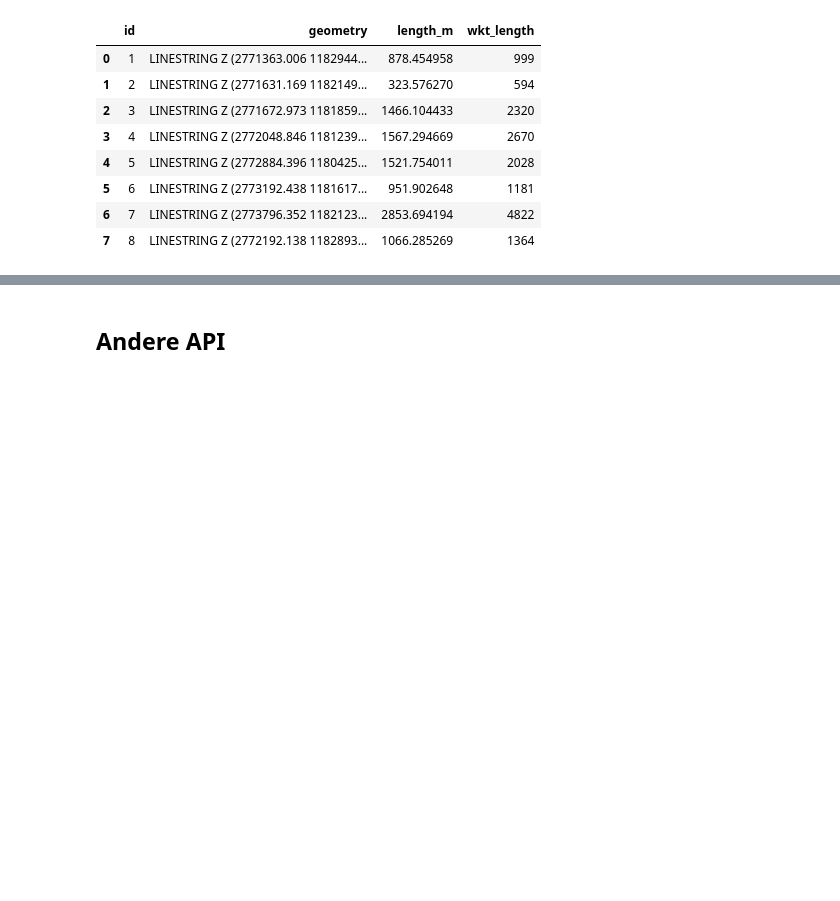
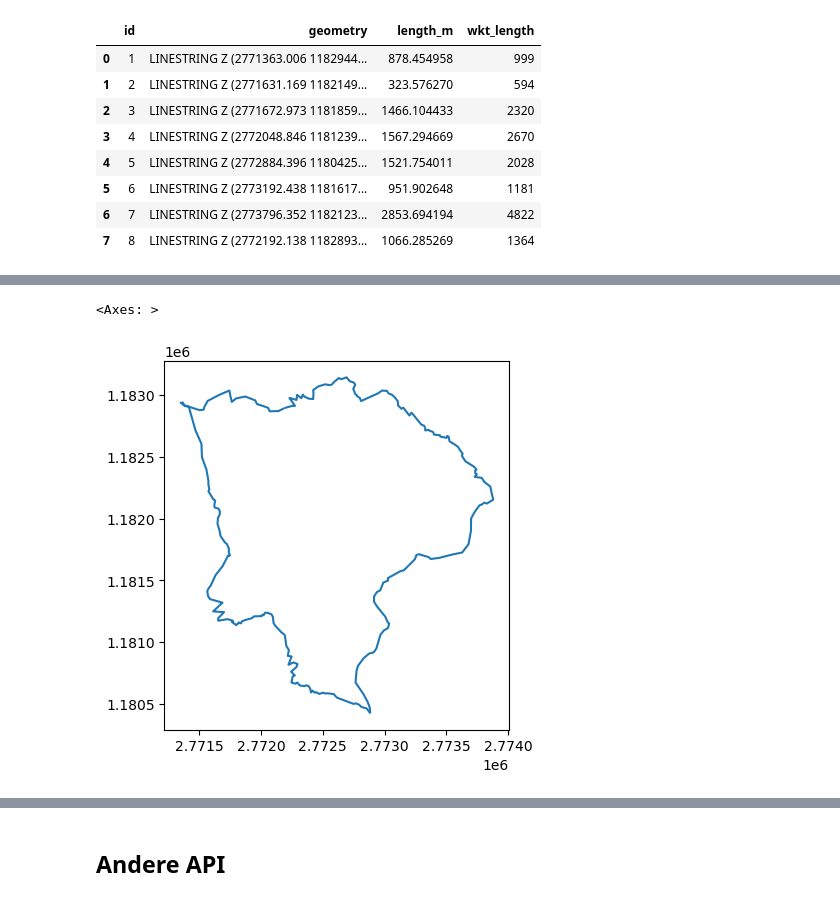
Before and after one commit to rbo-xyz/GrSchmetterling_Hackathon, a Jupyter notebook: testing/parser_web.ipynb, the cells around one changed output, grey strips where cells are left out. Drawn from its saved outputs; the diff is of its cells as text; code cells hidden in the pictures; blank space fills up the shorter version.

```diff
--- a/testing/parser_web.ipynb
+++ b/testing/parser_web.ipynb
@@ -198,3 +283,8 @@ HTTPError: 400 Client Error: Bad Request for url: https://api3.geo.admin.ch/rest
+# %%
+gdf_lines_3d_v2.plot()
+# %% [output]
+<Axes: >
+[figure, added]
 # %%
 def combine_waypoints_lines(gdf_lines: gpd.GeoDataFrame,
                             gdf_waypoints: gpd.GeoDataFrame):
```
Also changed, not shown: parts of 12 cells of this notebook, 2 other files.
